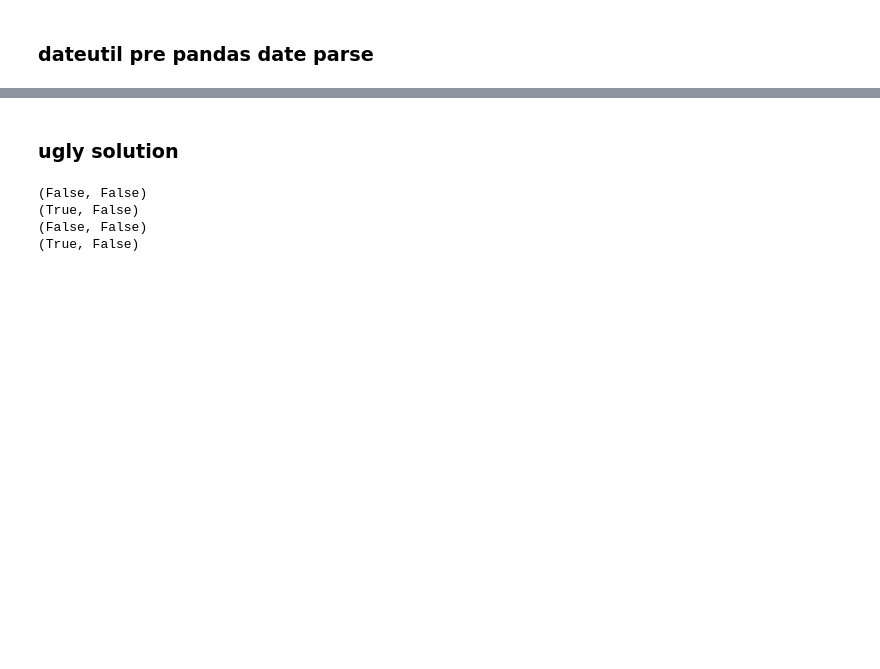
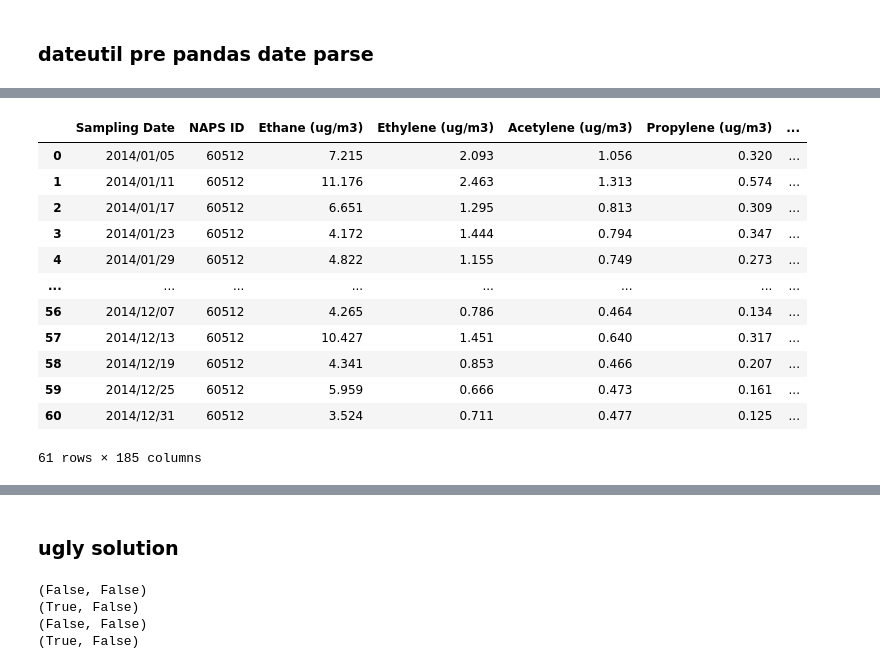
Before and after one commit to KevinCarr42/date_time_parsing, a Jupyter notebook: parse_dates.ipynb, the cells around one changed output, grey strips where cells are left out. Saved outputs shown, nothing was run; the diff lists cells and outputs as text; code cells hidden in the pictures; blank space fills up the shorter version.

Commit message:
better testing, confirmed xlsx, added ignore_list, found csv edge cases

```diff
--- a/parse_dates.ipynb
+++ b/parse_dates.ipynb
@@ -4,8 +4,9 @@ import numpy as np
 # %% [markdown]
 ### generate data
 # %%
+generate_data = False
+
 dates = pd.date_range(start='2024-01-01', end='2024-12-31')
-random_numbers = np.round(np.random.rand(len(dates)),5)
 date_formats = {
     'yyyymmdd': '%Y/%m/%d',
     'yyyyddmm': '%Y/%d/%m',
@@ -13,11 +14,14 @@ date_formats = {
     'ddmmyyyy': '%d/%m/%Y',
 }
 
-for name, datetype in date_formats.items():
-    df = pd.DataFrame({'dates': dates, 'otherstuff': random_numbers})
-    df['dates'] = df['dates'].dt.strftime(datetype)
-    df.to_csv(f'data/{name}.csv', index=False)
+if generate_data:
+    random_numbers = np.round(np.random.rand(len(dates)),5)
 
-    with pd.ExcelWriter(f'data/{name}.xlsx', date_format=datetype, datetime_format=datetype) as writer:
-        df.to_excel(writer, index=False)
+    for name, datetype in date_formats.items():
+        df = pd.DataFrame({'dates': dates, 'otherstuff': random_numbers})
+        df['dates'] = df['dates'].dt.strftime(datetype)
+        df.to_csv(f'data/{name}.csv', index=False)
+
+        with pd.ExcelWriter(f'data/{name}.xlsx', date_format=datetype, datetime_format=datetype) as writer:
+            df.to_excel(writer, index=False)
 # %% [markdown]
@@ -32,7 +36,9 @@ for datetype in date_formats:
 ### dateutil pre pandas date parse
 # %%
 import csv
+import contextlib
 import openpyxl
+import os
 import warnings
 import xlrd
 from dateutil import parser
@@ -157,10 +163,12 @@ def how_many_xls_rows_to_skip(filepath, date_column):
     return num_rows_before_header
 
 
+def xls_to_pandas(filepath, date_column):
+    num_rows_to_skip = how_many_xls_rows_to_skip(filepath, date_column)
 
-def xls_to_pandas(filepath, date_column, encoding_override='iso-8859-1'):
-    num_rows_to_skip = how_many_xls_rows_to_skip(filepath, date_column)
-    wb = xlrd.open_workbook(filepath, encoding_override=encoding_override)
+    with open(os.devnull, 'w') as fnull:
+        wb = xlrd.open_workbook(filepath)
+        wb.logfile = fnull  # Redirect log messages to os.devnull
 
     sheet = None
     for name in wb.sheet_names():
@@ -293,0 +251,7 @@ filepath.split('.')[-1]
+# %%
+ignore_list = [
+    'data\\ddmmyyyy.xlsx', 'data\\mmddyyyy.xlsx', 'data\\yyyyddmm.xlsx', 'data\\yyyymmdd.xlsx',
+    'data\\ddmmyyyy.csv', 'data\\mmddyyyy.csv', 'data\\yyyyddmm.csv', 'data\\yyyymmdd.csv',
+    'data\\2006\\S62601_VOCS.csv', 'data\\2007\\S62601_VOCS.csv',    # sideways csv for some reason
+    'data\\2008\\S90227_VOC.csv', 'data\\2009\\S90227_VOC.csv', 'data\\2010\\S90227_VOC.csv',  # sampling data relocated
+]
@@ -293,0 +270,2 @@ filepath.split('.')[-1]
+# %%
+csv_errors = check_all_imports(skip_xls=True, skip_xlsx=True, skip_csv=False, ignore_list=ignore_list)
@@ -293,0 +302,16 @@ filepath.split('.')[-1]
+# %%
+pd.read_csv(csv_errors[0])
+# %% [output]
+|  | Sampling Date | NAPS ID | Ethane (ug/m3) | Ethylene (ug/m3) | Acetylene (ug/m3) | Propylene (ug/m3) | ... |
+| 0 | 2014/01/05 | 60512 | 7.215 | 2.093 | 1.056 | 0.320 | ... |
+| 1 | 2014/01/11 | 60512 | 11.176 | 2.463 | 1.313 | 0.574 | ... |
+| 2 | 2014/01/17 | 60512 | 6.651 | 1.295 | 0.813 | 0.309 | ... |
+| 3 | 2014/01/23 | 60512 | 4.172 | 1.444 | 0.794 | 0.347 | ... |
+| 4 | 2014/01/29 | 60512 | 4.822 | 1.155 | 0.749 | 0.273 | ... |
+| ... | ... | ... | ... | ... | ... | ... | ... |
+| 56 | 2014/12/07 | 60512 | 4.265 | 0.786 | 0.464 | 0.134 | ... |
+| 57 | 2014/12/13 | 60512 | 10.427 | 1.451 | 0.640 | 0.317 | ... |
+| 58 | 2014/12/19 | 60512 | 4.341 | 0.853 | 0.466 | 0.207 | ... |
+| 59 | 2014/12/25 | 60512 | 5.959 | 0.666 | 0.473 | 0.161 | ... |
+| 60 | 2014/12/31 | 60512 | 3.524 | 0.711 | 0.477 | 0.125 | ... |
+61 rows × 185 columns
```
Also changed, not shown: parts of 17 cells of this notebook.
